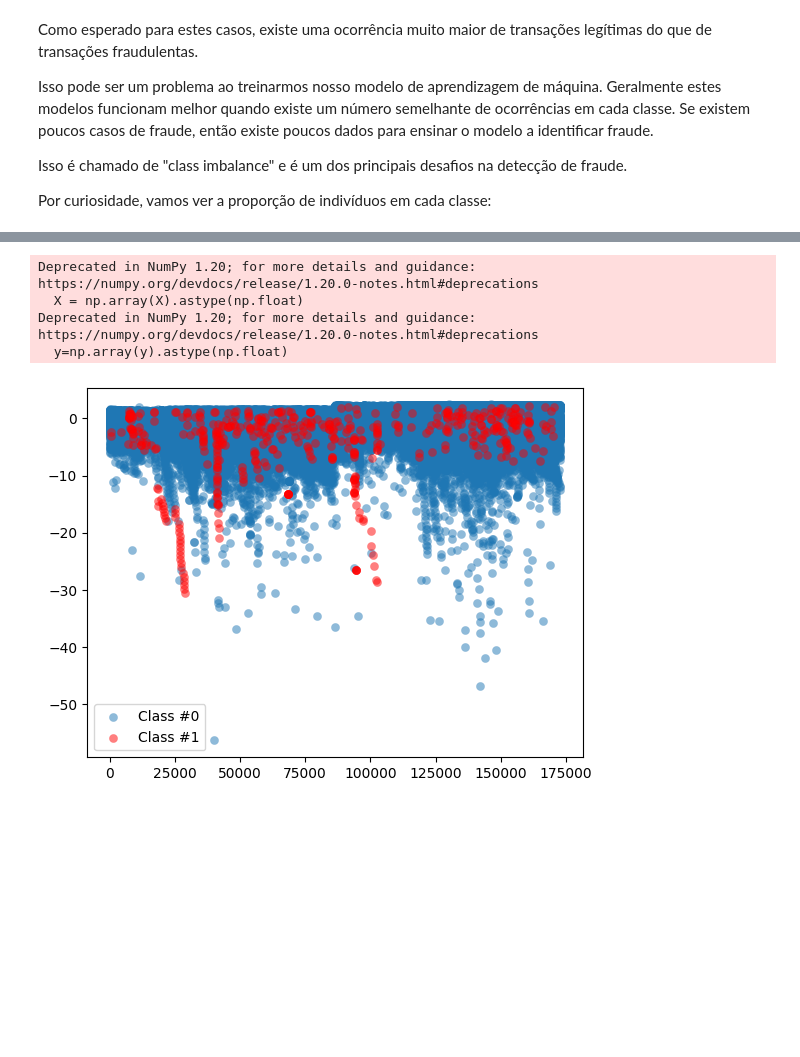
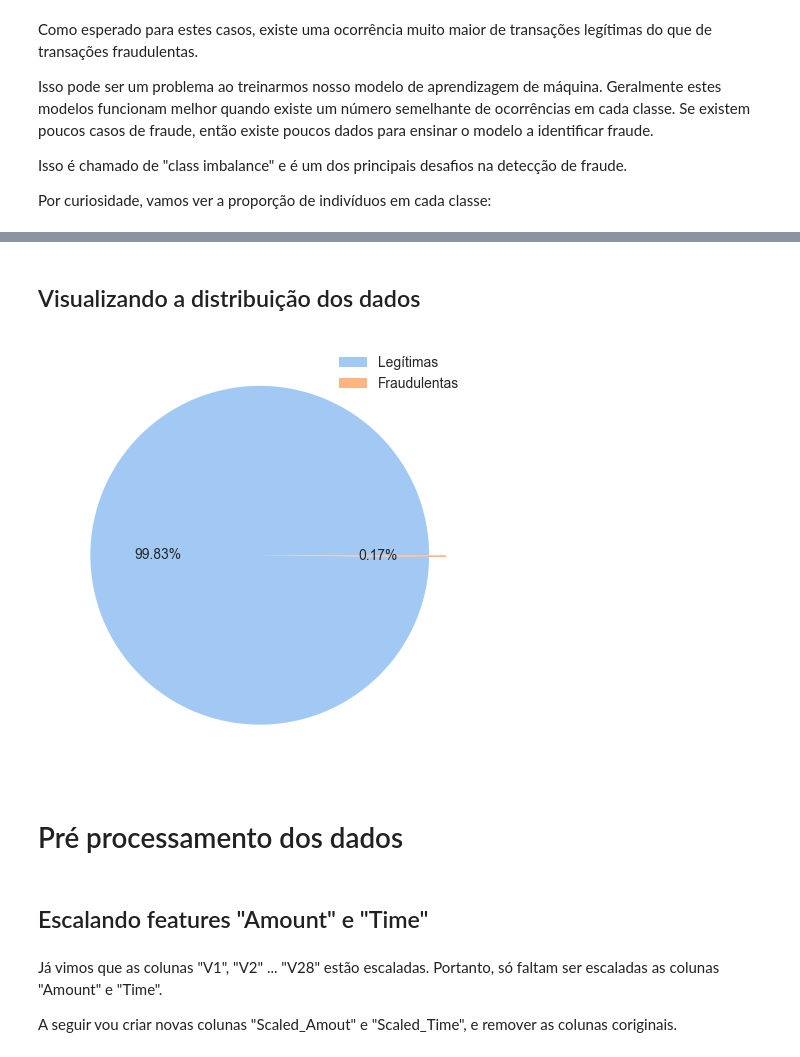
Before and after one commit to Marcos-Vinicius-Santos-Ramos/Machine-Learning-and-Credit-Card-Fraud-Detection, a Jupyter notebook: Detecção_de_fraude_de_cartão_de_crédito_com_machine_learning.ipynb, the cells around one changed output, grey strips where cells are left out. Drawn from its saved outputs; the diff is of its cells as text; code cells hidden in the pictures; blank space fills up the shorter version.

Commit message:
Preprocessing the data

```diff
--- a/Detecção_de_fraude_de_cartão_de_crédito_com_machine_learning.ipynb
+++ b/Detecção_de_fraude_de_cartão_de_crédito_com_machine_learning.ipynb
@@ -149,31 +159,23 @@ Transações legítimas representam 99,87% das transações, enquanto transaçõ
+# %% [markdown]
+## Visualizando a distribuição dos dados
 # %%
-# Definindo função que irá separar as "features" (X) dos "labels" (y)
-def prep_data(df):
-    X = df.iloc[:, 0:30]
-    X = np.array(X).astype(np.float)
-    y = df.iloc[:, 30]
-    y=np.array(y).astype(np.float)
-    return X,y
+# Rótulos dos dados do gráfico de pizza
+pie_labels = ['Legítimas', 'Fraudulentas']
 
-# Definindo função que irá criar um "scatter plot" dos dados e seus rótulos
-def plot_data(X, y):
-	plt.scatter(X[y == 0, 0], X[y == 0, 1],
-                label="Class #0",
-                alpha=0.5,
-                linewidth=0.15)
-	plt.scatter(X[y == 1, 0], X[y == 1, 1],
-                label="Class #1",
-                alpha=0.5,
-                linewidth=0.15, c='r')
-	plt.legend()
-	return plt.show()
+# Definindo paleta de cores
+pie_colors = sns.color_palette('pastel')[0:5]
+
+# Criando gráfico de pizza
+plt.pie(occ, colors=pie_colors, autopct='%0.2f%%', explode = (0, 0.1))
+plt.legend(labels=pie_labels, fontsize='medium')
+plt.show()
+# %% [output]
+[figure, added]
-# %%
-# Visualizando a distribuição dos dados através de um scatter plot
-X, y = prep_data(ccf_df)
-plot_data(X, y)
-# %% [output]
-Deprecated in NumPy 1.20; for more details and guidance: https://numpy.org/devdocs/release/1.20.0-notes.html#deprecations
-  X = np.array(X).astype(np.float)
-Deprecated in NumPy 1.20; for more details and guidance: https://numpy.org/devdocs/release/1.20.0-notes.html#deprecations
-  y=np.array(y).astype(np.float)
-[figure, removed]
+# %% [markdown]
+# Pré processamento dos dados
+# %% [markdown]
+## Escalando features "Amount" e "Time"
+# %% [markdown]
+Já vimos que as colunas "V1", "V2" ... "V28" estão escaladas. Portanto, só faltam ser escaladas as colunas "Amount" e "Time".
+
+A seguir vou criar novas colunas "Scaled_Amout" e "Scaled_Time", e remover as colunas coriginais.
```
Also changed, not shown: parts of 15 cells of this notebook.
